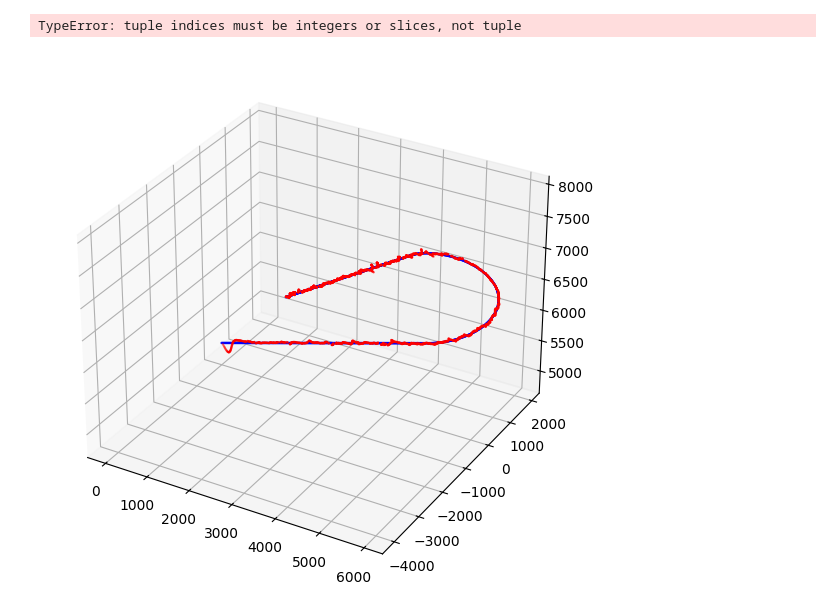
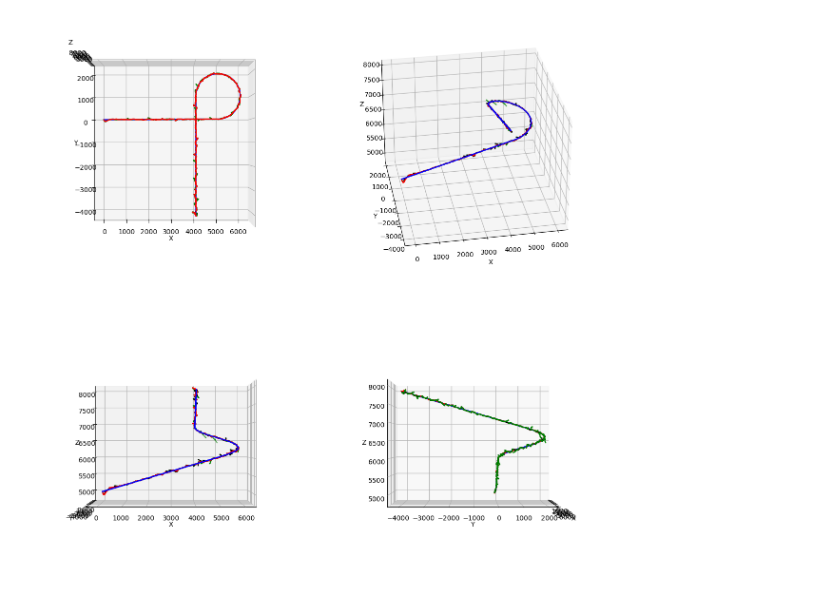
Before and after one commit to EilamNir/noisy-triangulation, a Jupyter notebook: python/src/Improved_KF.ipynb, the cells around one changed output. Drawn from its saved outputs; the diff is of its cells as text; code cells hidden in the pictures.

Commit message:
add KF with mahalanobis threshold

```diff
--- a/python/src/Improved_KF.ipynb
+++ b/python/src/Improved_KF.ipynb
@@ -61,6 +62,8 @@ sigma_v = 100
 
 improved_KF = improved_kalman_filter_from_points_acc(time_res, sigma_a, sigma_v, non_diag_reduction_ratio=2)
 kf_acc = kalman_filter_from_points_acc(time_res, sigma_a, sigma_v, non_diag_reduction_ratio=2)
+kf_mahal = kalman_filter_with_mahalanobis(time_res, sigma_a, sigma_v, non_diag_reduction_ratio=2)
 
 kf_path_acc = kf_acc.filter_path(estimated_path_noisy)
-kf_path_acc_noisy = improved_KF.filter_path(estimated_path_noisy)
+kf_path_improved = improved_KF.filter_path(estimated_path_noisy)
+kf_path_mahal = kf_mahal.filter_path(estimated_path_noisy)
@@ -67,21 +85,21 @@ kf_path_acc_noisy = improved_KF.filter_path(estimated_path_noisy)
 # %%
 # Plot the path vs KF path
 fig = plt.figure(figsize = (15, 15))
 axes = []
 views = [(90, -90), (30, -100), (0, -90), (0, 0)]
 for i, view in enumerate(views):
     ax = fig.add_subplot(2, 2, i+1, projection='3d')
     ax.scatter(path1.path[:, 0], path1.path[:, 1], path1.path[:, 2], color='blue', s=0.5)
     #ax.scatter(estimated_path_noisy[:, 0], estimated_path_noisy[:, 1], estimated_path_noisy[:, 2], color='red', s=0.5)
-    ax.scatter(kf_path_acc_noisy[:, 0], kf_path_acc_noisy[:, 1], kf_path_acc_noisy[:, 2], color='red', s=0.5)
+    ax.scatter(kf_path_improved[:, 0], kf_path_improved[:, 1], kf_path_improved[:, 2], color='red', s=0.5)
     ax.scatter(kf_path_acc[:, 0], kf_path_acc[:, 1], kf_path_acc[:, 2], color='g', s=0.5)
+    ax.scatter(kf_path_mahal[:, 0], kf_path_mahal[:, 1], kf_path_mahal[:, 2], color='k', s=0.5)
     ax.view_init(elev=view[0], azim=view[1])
     ax.set_xlabel('X')
     ax.set_ylabel('Y')
     ax.set_zlabel('Z')
 # %% [output]
-TypeError: tuple indices must be integers or slices, not tuple
-[figure, old version]
+[figure, new version]
 # %%
 # show error of KF vs no KF
 it_est_MSE = np.sqrt(np.sum(np.square(estimated_path-path1.path), 1))
```
Also changed, not shown: parts of 5 cells of this notebook, 1 other file.
